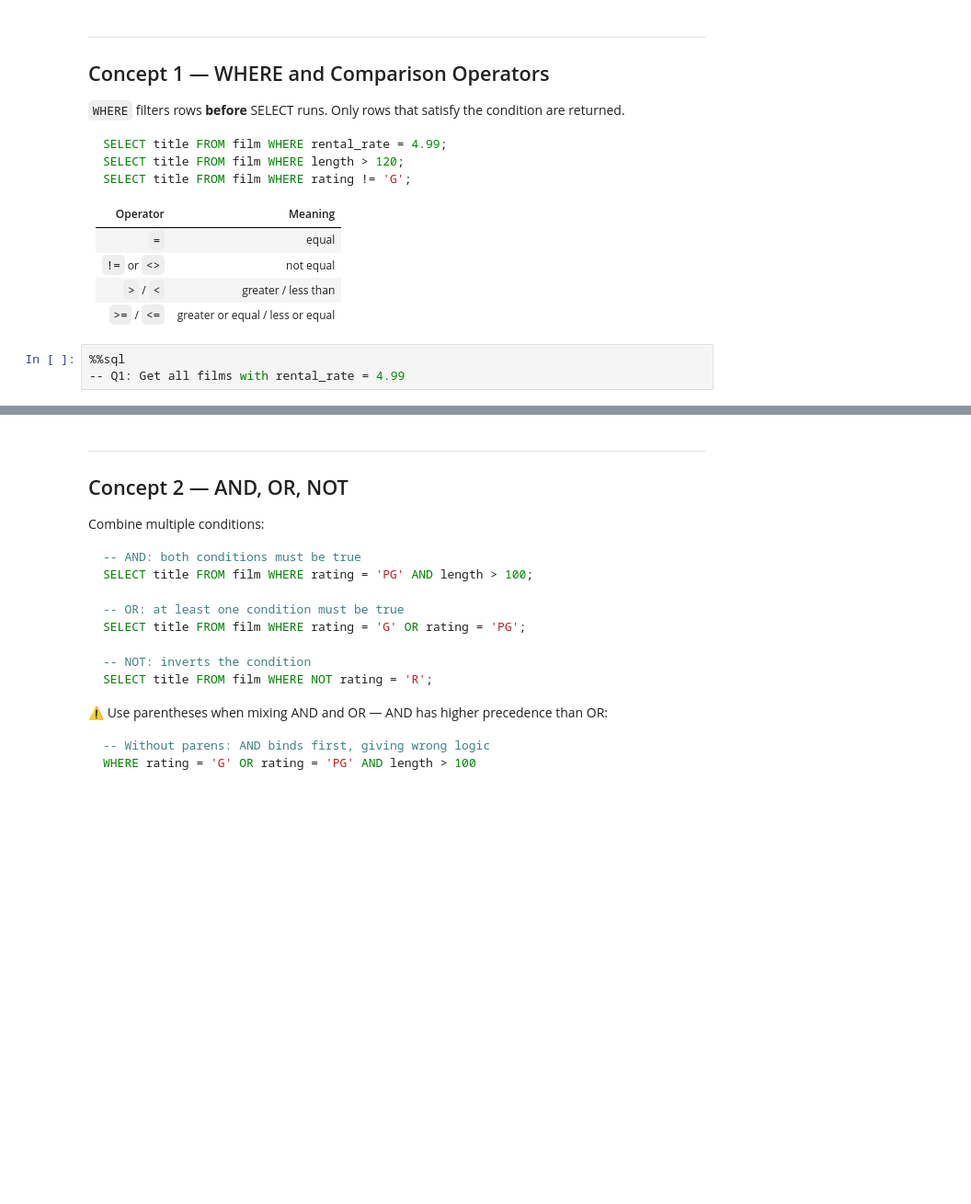
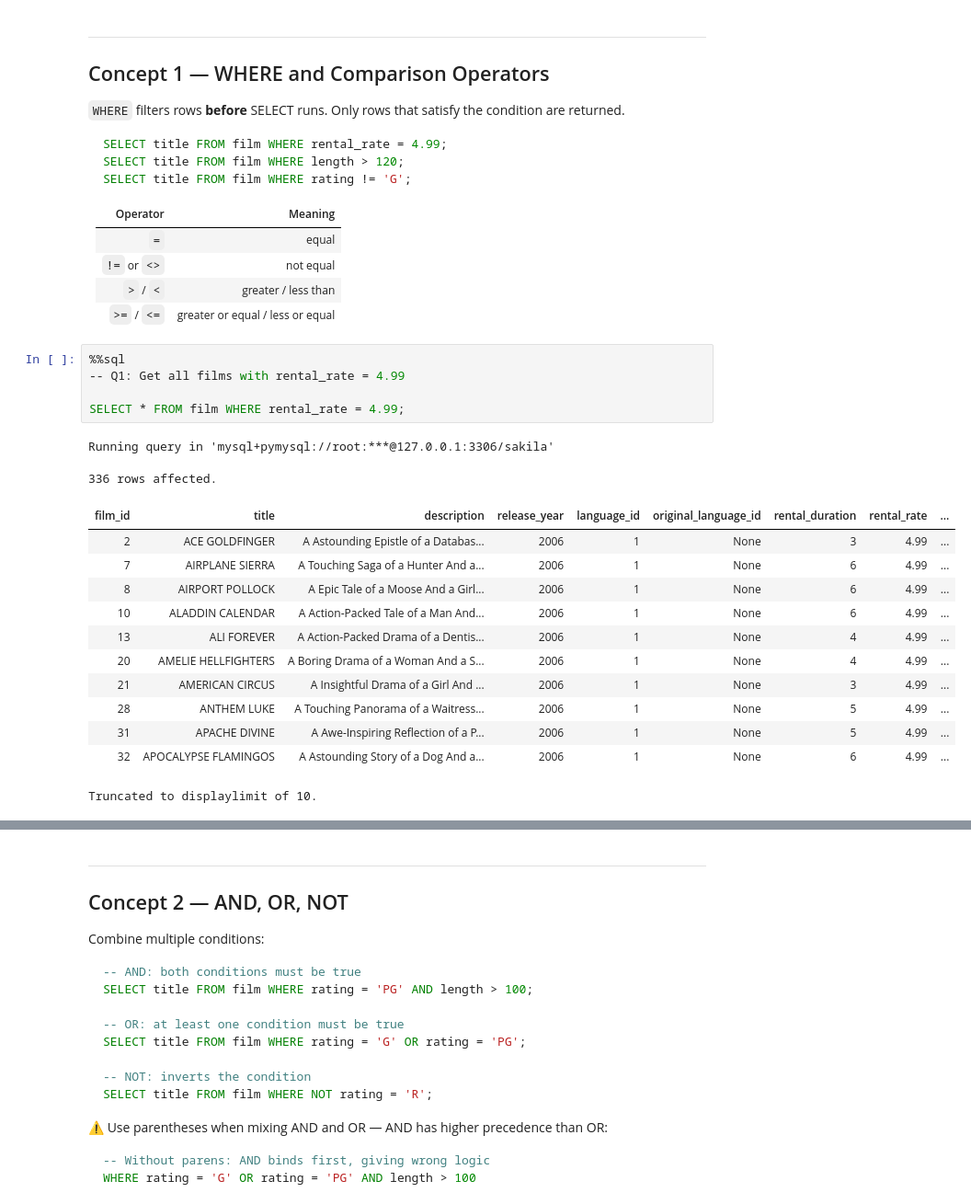
Before and after one commit to yaseen-asaliya/Databases-Notes, a Jupyter notebook: 02-filtering.ipynb, the cells around one changed output, grey strips where cells are left out. Shown at 92% size. Cells and saved outputs as stored; diff of their text form; blank space fills up the shorter version.

```diff
--- a/02-filtering.ipynb
+++ b/02-filtering.ipynb
@@ -29,6 +35,23 @@ SELECT title FROM film WHERE rating != 'G';
 # %%
 %%sql
 -- Q1: Get all films with rental_rate = 4.99
+
+SELECT * FROM film WHERE rental_rate = 4.99;
+# %% [output]
+Running query in 'mysql+pymysql://root:***@127.0.0.1:3306/sakila'
+336 rows affected.
+| film_id | title | description | release_year | language_id | original_language_id | rental_duration | rental_rate | ... |
+| 2 | ACE GOLDFINGER | A Astounding Epistle of a Databas... | 2006 | 1 | None | 3 | 4.99 | ... |
+| 7 | AIRPLANE SIERRA | A Touching Saga of a Hunter And a... | 2006 | 1 | None | 6 | 4.99 | ... |
+| 8 | AIRPORT POLLOCK | A Epic Tale of a Moose And a Girl... | 2006 | 1 | None | 6 | 4.99 | ... |
+| 10 | ALADDIN CALENDAR | A Action-Packed Tale of a Man And... | 2006 | 1 | None | 6 | 4.99 | ... |
+| 13 | ALI FOREVER | A Action-Packed Drama of a Dentis... | 2006 | 1 | None | 4 | 4.99 | ... |
+| 20 | AMELIE HELLFIGHTERS | A Boring Drama of a Woman And a S... | 2006 | 1 | None | 4 | 4.99 | ... |
+| 21 | AMERICAN CIRCUS | A Insightful Drama of a Girl And ... | 2006 | 1 | None | 3 | 4.99 | ... |
+| 28 | ANTHEM LUKE | A Touching Panorama of a Waitress... | 2006 | 1 | None | 5 | 4.99 | ... |
+| 31 | APACHE DIVINE | A Awe-Inspiring Reflection of a P... | 2006 | 1 | None | 5 | 4.99 | ... |
+| 32 | APOCALYPSE FLAMINGOS | A Astounding Story of a Dog And a... | 2006 | 1 | None | 6 | 4.99 | ... |
+Truncated to displaylimit of 10.
 # %%
 %%sql
 -- Q2: Get all films longer than 120 minutes — show title and length
```
Also changed, not shown: parts of 35 cells of this notebook.
